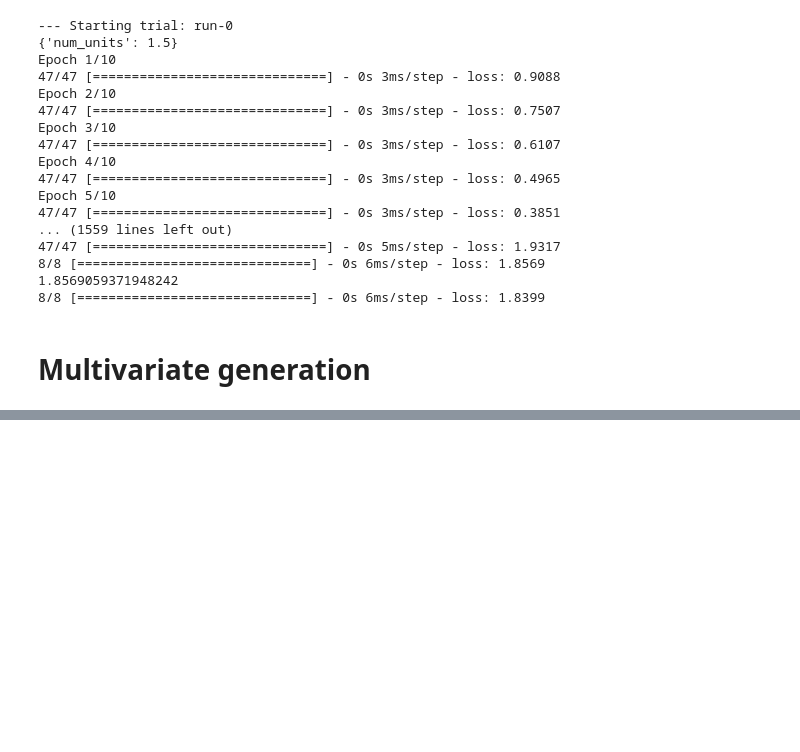
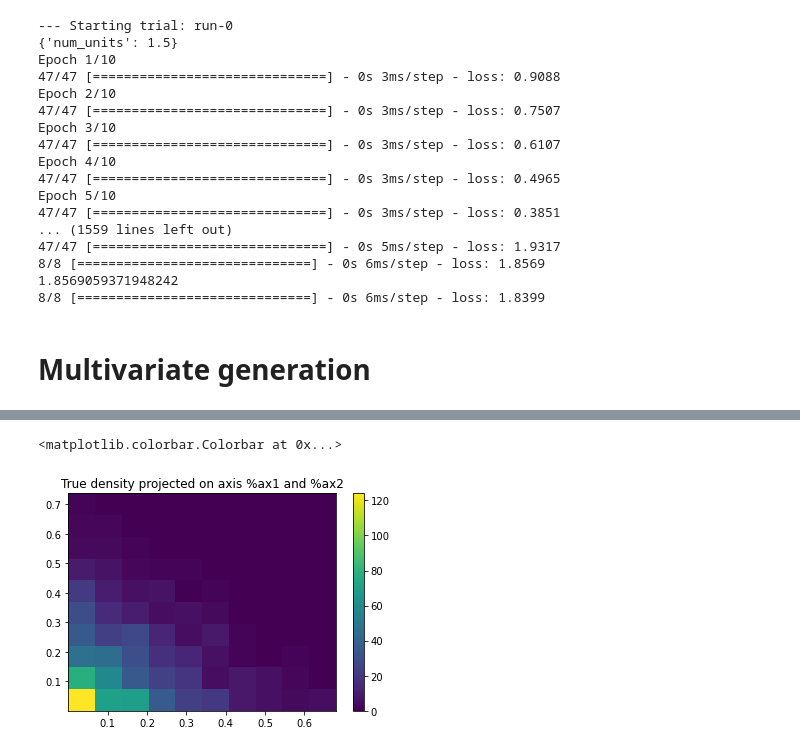
Before and after one commit to Nicolasecl16/These, a Jupyter notebook: Extreme_VAE/Tf Invgamma VAE.ipynb, the cells around one changed output, grey strips where cells are left out. Drawn from its saved outputs; the diff is of its cells as text; code cells hidden in the pictures; blank space fills up the shorter version.

```diff
--- a/Extreme_VAE/Tf Invgamma VAE.ipynb
+++ b/Extreme_VAE/Tf Invgamma VAE.ipynb
@@ -882,0 +891,8 @@ Epoch 5/10
+# %%
+K=5
+alphas = [2.0, 2., 1., 1., 1.]
+S =tfd.Dirichlet(alphas)
+# %%
+angles = S.sample(1000)
+angle_train = angles[:750,:]
+angle_eval = angles[750:]
@@ -882,0 +996,13 @@ Epoch 5/10
+# %%
+#Projection of the distribution on two axis
+ax1 = 2
+ax2 = 4
+Y_1 = angles[:,ax1]
+Y_2 = angles[:,ax2]
+plt.figure()
+plt.title('True density projected on axis %ax1 and %ax2')
+h =plt.hist2d(Y_1, Y_2)
+plt.colorbar(h[3])
+# %% [output]
+<matplotlib.colorbar.Colorbar at 0x...>
+[figure, added]
```
Also changed, not shown: parts of 12 cells of this notebook.
